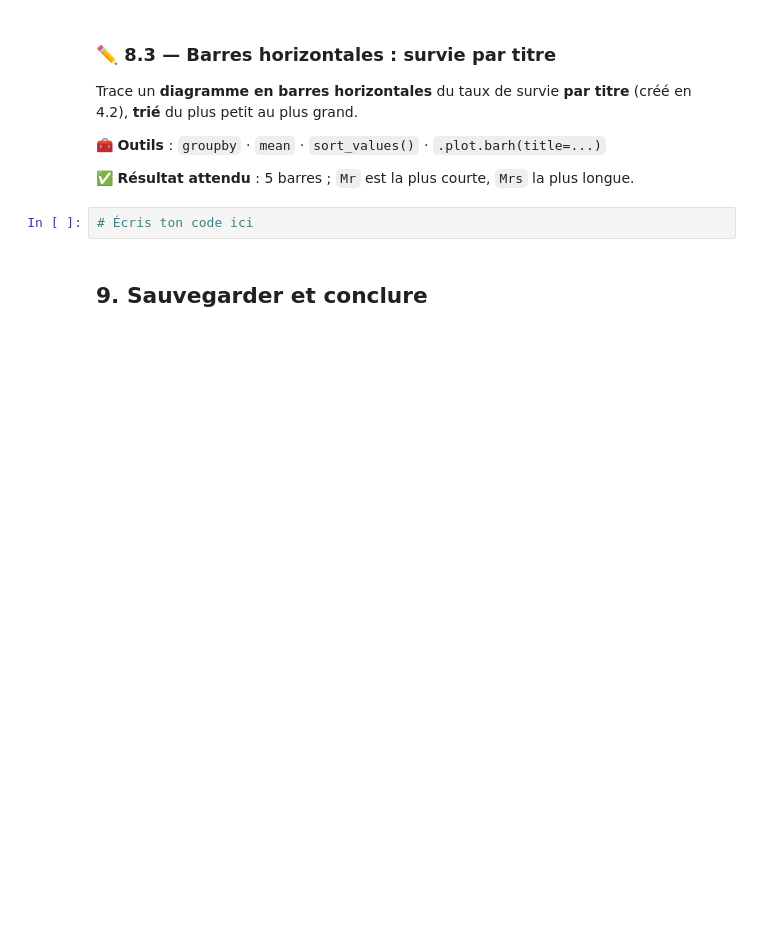
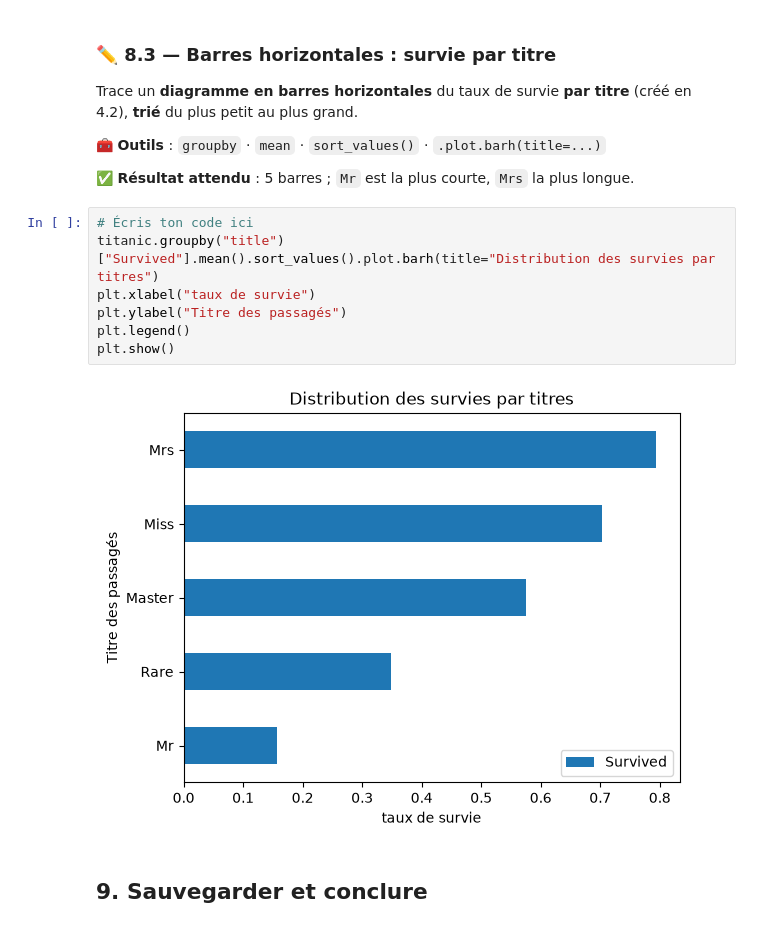
Before and after one commit to Loic0427/brief-titanic, a Jupyter notebook: 2_adapter_pandas_titanic.ipynb, the cells around one changed output. Cells and saved outputs as stored; diff of their text form; blank space fills up the shorter version.

```diff
--- a/2_adapter_pandas_titanic.ipynb
+++ b/2_adapter_pandas_titanic.ipynb
@@ -712,8 +861,15 @@ Trace un **diagramme en barres horizontales** du taux de survie **par titre** (c
 🧰 **Outils** : `groupby` · `mean` · `sort_values()` · `.plot.barh(title=...)`
 
 ✅ **Résultat attendu** : 5 barres ; `Mr` est la plus courte, `Mrs` la plus longue.
-# %%
-# Écris ton code ici
+# %%
+# Écris ton code ici
+titanic.groupby("title")["Survived"].mean().sort_values().plot.barh(title="Distribution des survies par titres")
+plt.xlabel("taux de survie")
+plt.ylabel("Titre des passagés")
+plt.legend()
+plt.show()
+# %% [output]
+[figure, added]
 # %% [markdown]
 ## 9. Sauvegarder et conclure
 # %% [markdown]
```
Also changed, not shown: parts of 31 cells of this notebook, 1 other file.
